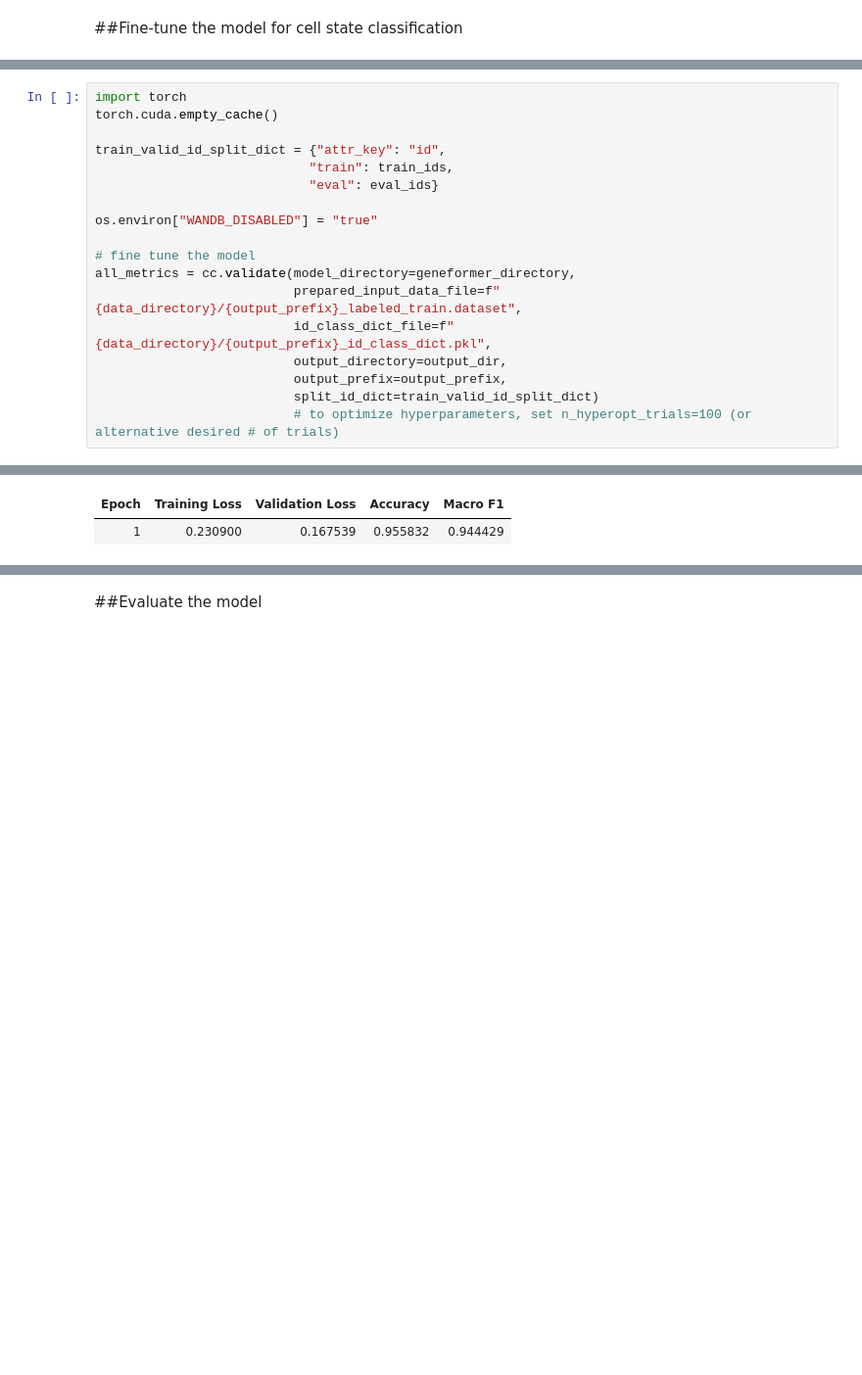
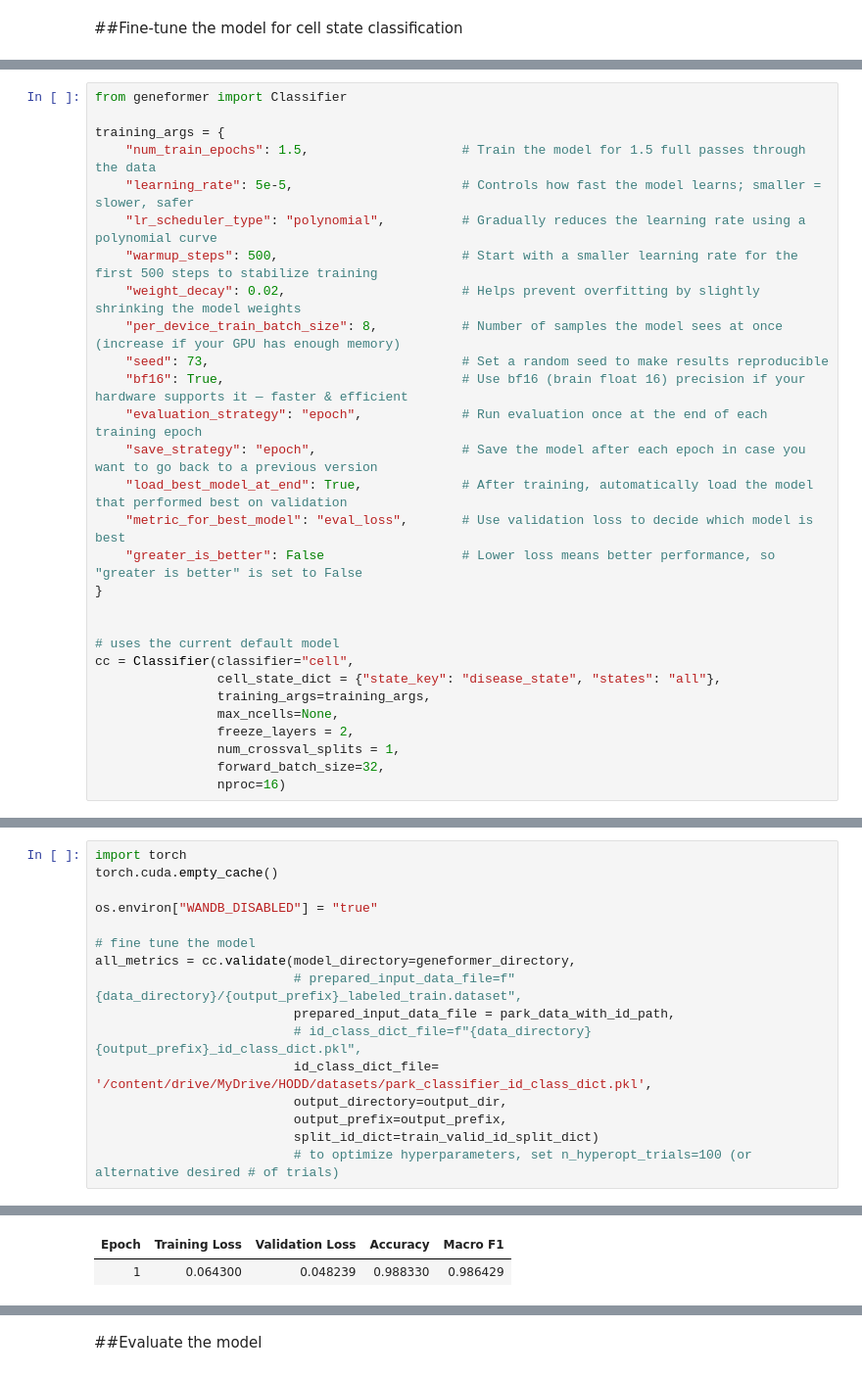
Before and after one commit to sean-otoole/HODD, a Jupyter notebook: PDTx_pipeline/PDTx_03_FineTuning_DA.ipynb, the cells around one changed output, grey strips where cells are left out. Shown at 98% size. Cells and saved outputs as stored; diff of their text form; blank space fills up the shorter version.

```diff
--- a/PDTx_pipeline/PDTx_03_FineTuning_DA.ipynb
+++ b/PDTx_pipeline/PDTx_03_FineTuning_DA.ipynb
@@ -140 +93,30 @@ cc = Classifier(classifier="cell",
+# %%
+from geneformer import Classifier
+
+training_args = {
+    "num_train_epochs": 1.5,                    # Train the model for 1.5 full passes through the data
+    "learning_rate": 5e-5,                      # Controls how fast the model learns; smaller = slower, safer
+    "lr_scheduler_type": "polynomial",          # Gradually reduces the learning rate using a polynomial curve
+    "warmup_steps": 500,                        # Start with a smaller learning rate for the first 500 steps to stabilize training
+    "weight_decay": 0.02,                       # Helps prevent overfitting by slightly shrinking the model weights
+    "per_device_train_batch_size": 8,           # Number of samples the model sees at once (increase if your GPU has enough memory)
+    "seed": 73,                                 # Set a random seed to make results reproducible
+    "bf16": True,                               # Use bf16 (brain float 16) precision if your hardware supports it — faster & efficient
+    "evaluation_strategy": "epoch",             # Run evaluation once at the end of each training epoch
+    "save_strategy": "epoch",                   # Save the model after each epoch in case you want to go back to a previous version
+    "load_best_model_at_end": True,             # After training, automatically load the model that performed best on validation
+    "metric_for_best_model": "eval_loss",       # Use validation loss to decide which model is best
+    "greater_is_better": False                  # Lower loss means better performance, so "greater is better" is set to False
+}
+
+
+# uses the current default model
+cc = Classifier(classifier="cell",
+                cell_state_dict = {"state_key": "disease_state", "states": "all"},
+                training_args=training_args,
+                max_ncells=None,
+                freeze_layers = 2,
+                num_crossval_splits = 1,
+                forward_batch_size=32,
+                nproc=16)
 # %%
@@ -253,17 +168,15 @@ park_data.features
 # %%
 import torch
 torch.cuda.empty_cache()
-
-train_valid_id_split_dict = {"attr_key": "id",
-                            "train": train_ids,
-                            "eval": eval_ids}
 
 os.environ["WANDB_DISABLED"] = "true"
 
 # fine tune the model
 all_metrics = cc.validate(model_directory=geneformer_directory,
-                          prepared_input_data_file=f"{data_directory}/{output_prefix}_labeled_train.dataset",
-                          id_class_dict_file=f"{data_directory}/{output_prefix}_id_class_dict.pkl",
+                          # prepared_input_data_file=f"{data_directory}/{output_prefix}_labeled_train.dataset",
+                          prepared_input_data_file = park_data_with_id_path,
+                          # id_class_dict_file=f"{data_directory}{output_prefix}_id_class_dict.pkl",
+                          id_class_dict_file= '/content/drive/MyDrive/HODD/datasets/park_classifier_id_class_dict.pkl',
                           output_directory=output_dir,
                           output_prefix=output_prefix,
                           split_id_dict=train_valid_id_split_dict)
@@ -277,5 +190,5 @@ Using the `WANDB_DISABLED` environment variable is deprecated and will be remove
 | Epoch | Training Loss | Validation Loss | Accuracy | Macro F1 |
-| 1 | 0.230900 | 0.167539 | 0.955832 | 0.944429 |
+| 1 | 0.064300 | 0.048239 | 0.988330 | 0.986429 |
 # %%
 all_metrics
 # %% [output]
```
Also changed, not shown: parts of 12 cells of this notebook.
